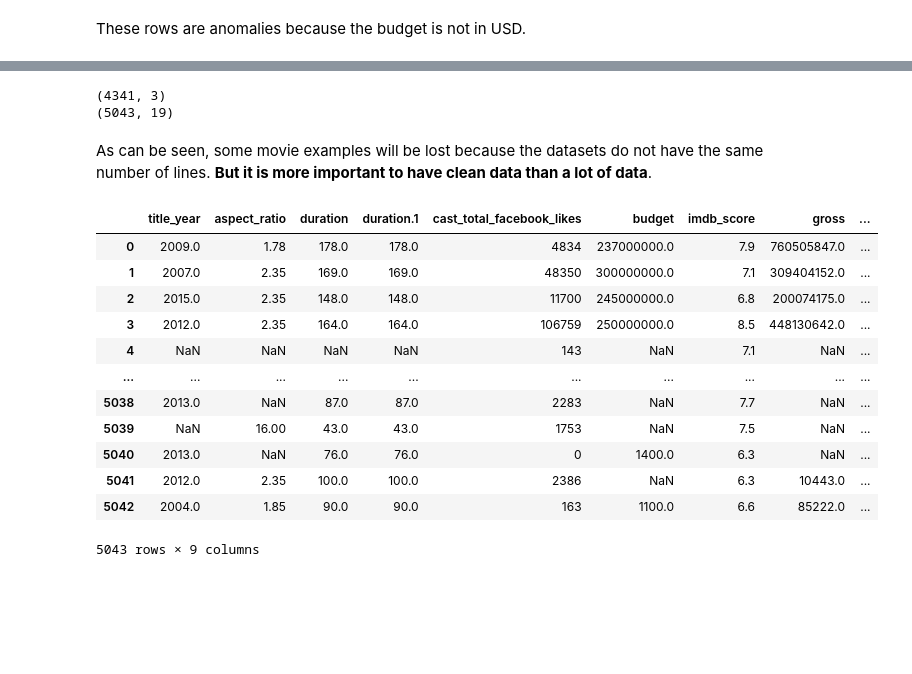
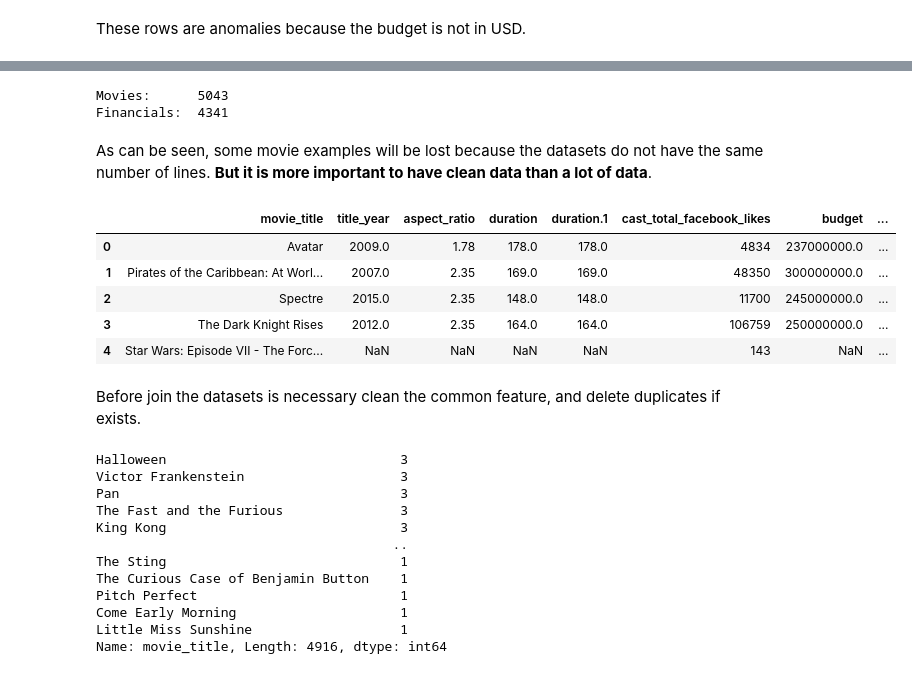
Before and after one commit to ivanmtoroc/scipy-intro, a Jupyter notebook: data_preparation.ipynb, the cells around one changed output, grey strips where cells are left out. Cells and saved outputs as stored; diff of their text form; code cells hidden in the pictures; blank space fills up the shorter version.

Commit message:
feat: create clean dataset

```diff
--- a/data_preparation.ipynb
+++ b/data_preparation.ipynb
@@ -14,8 +14,8 @@ import seaborn as sb
 ## Load dataset
 Pandas allows a csv file to be loaded directly to a DataFrame structure with the function `pd.read_csv()`.
 # %%
-movies = pd.read_csv('./datasets/movies.csv')
-movies
+movies = pd.read_csv(filepath_or_buffer='datasets/movies.csv')
+movies.head()
 # %% [output]
 |  | movie_title | title_year | color | aspect_ratio | duration | language | country | duration.1 | genres | ... |
 | 0 | Avatar | 2009.0 | Color | 1.78 | 178.0 | English | USA | 178.0 | Action|Adventure|Fantasy|Sci-Fi | ... |
@@ -51,6 +45,3 @@ movies.index
 RangeIndex(start=0, stop=5043, step=1)
 # %% [markdown]
 ### Get columns and rows
-# %%
-movies['movie_title'] = movies['movie_title'].str.strip()
-movies['movie_title']
@@ -167,7 +160,7 @@ gross                         True
 dtype: bool
 # %%
 # Get numerical column list
-numerical_columns_list = [col for col in numerical_columns.index if numerical_columns[col]]
+numerical_columns_list = [column for column in numerical_columns.index if numerical_columns[column]]
 numerical_columns_list
 # %% [output]
 ['title_year',
@@ -311,27 +289,22 @@ financials
 # %%
-# Number of records in each dataset
-print(financials.shape)
-print(movies.shape)
+# Get the number of rows in each dataset
+print("Movies:     ", movies.shape[0])
+print("Financials: ", financials.shape[0])
 # %% [output]
-(4341, 3)
-(5043, 19)
+Movies:      5043
+Financials:  4341
 # %% [markdown]
 As can be seen, some movie examples will be lost because the datasets do not have the same number of lines. **But it is more important to have clean data than a lot of data**.
 # %%
-# Now concatenate the movie title with its numeric data
-movies_numerical_data = pd.concat([movies_numerical_data, movies['movie_title']], axis=1)
-movies_numerical_data
+# Concatenate the movie title with its numeric data to perform a join
+movies_numerical_data = pd.concat(objs=[movies['movie_title'], movies_numerical_data], axis=1)
+movies_numerical_data.head()
 # %% [output]
-|  | title_year | aspect_ratio | duration | duration.1 | cast_total_facebook_likes | budget | imdb_score | gross | ... |
-| 0 | 2009.0 | 1.78 | 178.0 | 178.0 | 4834 | 237000000.0 | 7.9 | 760505847.0 | ... |
-| 1 | 2007.0 | 2.35 | 169.0 | 169.0 | 48350 | 300000000.0 | 7.1 | 309404152.0 | ... |
-| 2 | 2015.0 | 2.35 | 148.0 | 148.0 | 11700 | 245000000.0 | 6.8 | 200074175.0 | ... |
-| 3 | 2012.0 | 2.35 | 164.0 | 164.0 | 106759 | 250000000.0 | 8.5 | 448130642.0 | ... |
-| 4 | NaN | NaN | NaN | NaN | 143 | NaN | 7.1 | NaN | ... |
-| ... | ... | ... | ... | ... | ... | ... | ... | ... | ... |
-| 5038 | 2013.0 | NaN | 87.0 | 87.0 | 2283 | NaN | 7.7 | NaN | ... |
-| 5039 | NaN | 16.00 | 43.0 | 43.0 | 1753 | NaN | 7.5 | NaN | ... |
-| 5040 | 2013.0 | NaN | 76.0 | 76.0 | 0 | 1400.0 | 6.3 | NaN | ... |
-| 5041 | 2012.0 | 2.35 | 100.0 | 100.0 | 2386 | NaN | 6.3 | 10443.0 | ... |
-| 5042 | 2004.0 | 1.85 | 90.0 | 90.0 | 163 | 1100.0 | 6.6 | 85222.0 | ... |
+|  | movie_title | title_year | aspect_ratio | duration | duration.1 | cast_total_facebook_likes | budget | ... |
+| 0 | Avatar | 2009.0 | 1.78 | 178.0 | 178.0 | 4834 | 237000000.0 | ... |
+| 1 | Pirates of the Caribbean: At Worl... | 2007.0 | 2.35 | 169.0 | 169.0 | 48350 | 300000000.0 | ... |
+| 2 | Spectre | 2015.0 | 2.35 | 148.0 | 148.0 | 11700 | 245000000.0 | ... |
+| 3 | The Dark Knight Rises | 2012.0 | 2.35 | 164.0 | 164.0 | 106759 | 250000000.0 | ... |
+| 4 | Star Wars: Episode VII - The Forc... | NaN | NaN | NaN | NaN | 143 | NaN | ... |
-5043 rows × 9 columns
+# %% [markdown]
+Before join the datasets is necessary clean the common feature, and delete duplicates if exists.
@@ -337,0 +315,16 @@ movies_numerical_data
+# %%
+# Check if movies dataframe has duplicate rows
+movies_numerical_data['movie_title'].value_counts()
+# %% [output]
+Halloween                              3
+Victor Frankenstein                    3
+Pan                                    3
+The Fast and the Furious               3
+King Kong                              3
+                                      ..
+The Sting                              1
+The Curious Case of Benjamin Button    1
+Pitch Perfect                          1
+Come Early Morning                     1
+Little Miss Sunshine                   1
+Name: movie_title, Length: 4916, dtype: int64
```
Also changed, not shown: parts of 42 cells of this notebook, 1 other file.
